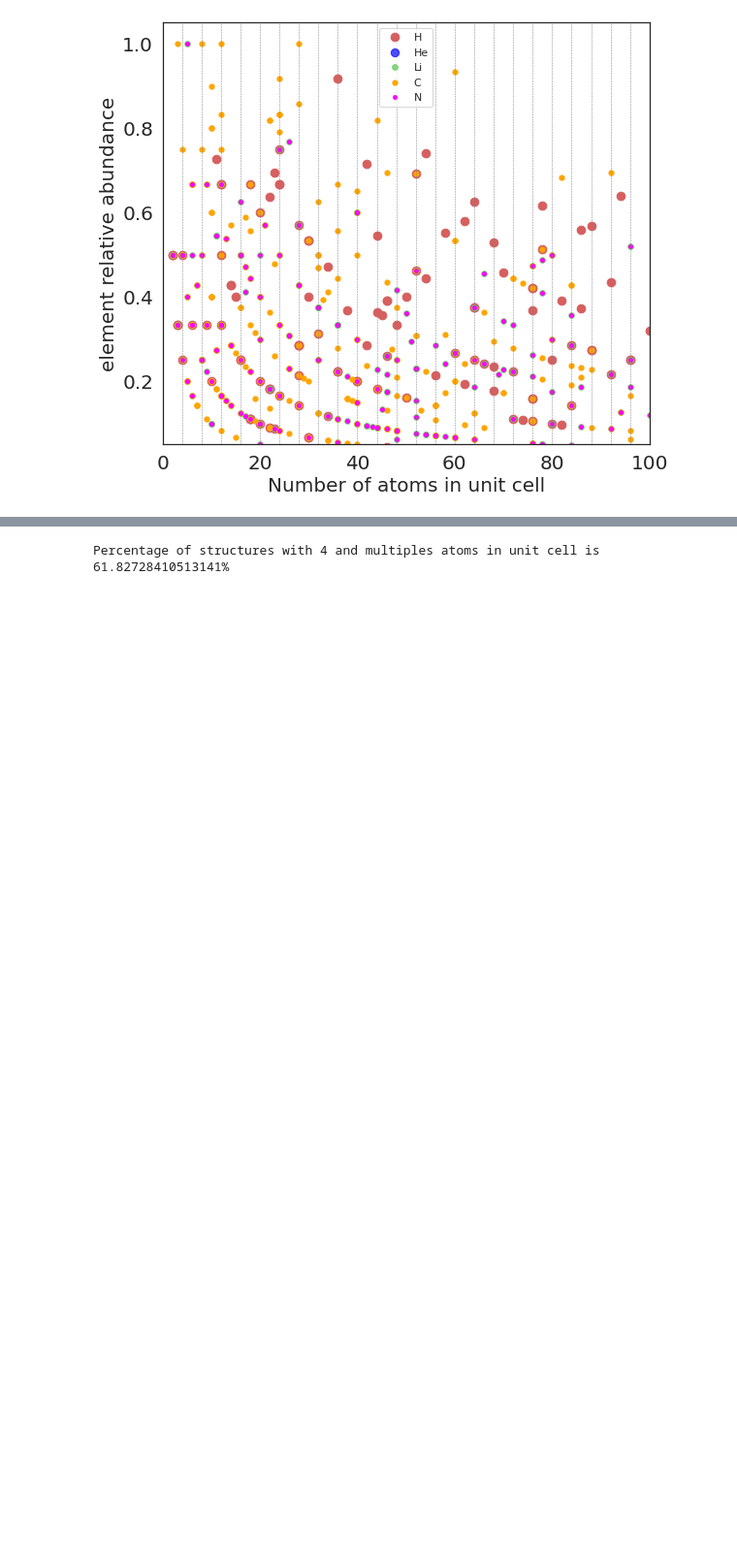
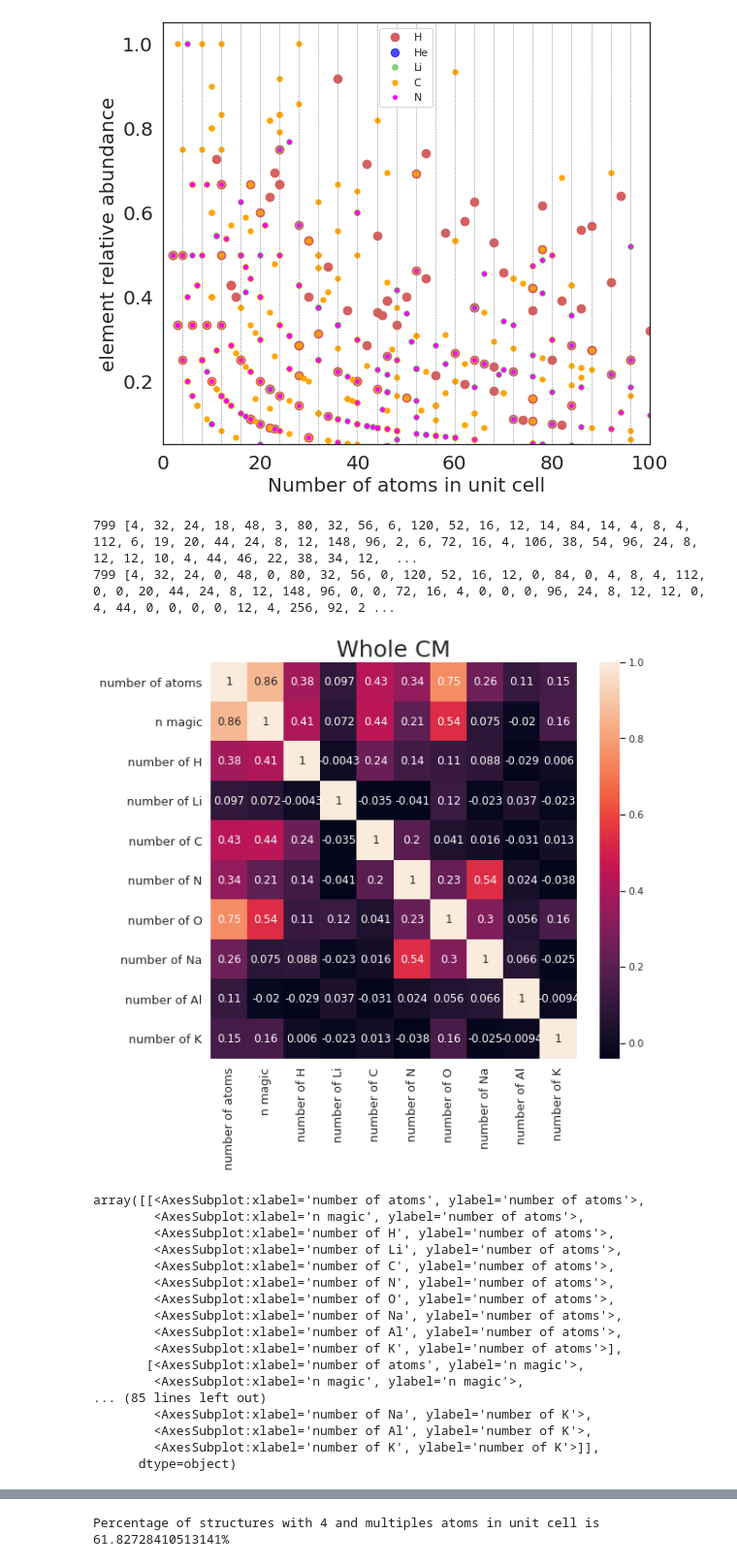
Before and after one commit to epfl-theos/r4-project, a Jupyter notebook: Corr_matrix_elements.ipynb, the cells around one changed output, grey strips where cells are left out. Shown: that part at 97% size. Cells and saved outputs as stored; diff of their text form; code cells hidden in the pictures; blank space fills up the shorter version.

```diff
--- a/Corr_matrix_elements.ipynb
+++ b/Corr_matrix_elements.ipynb
@@ -412,3 +412,59 @@ plt.show()
 plt.close()
 # %% [output]
 [figure]
+# %%
+print(len(n_atoms), n_atoms)
+na_mod=n_atoms.copy()
+for (i, item) in enumerate(n_atoms):
+    if item %4!=0:
+        na_mod[i] = 0
+print (len(na_mod), na_mod)
+# %% [output]
+799 [4, 32, 24, 18, 48, 3, 80, 32, 56, 6, 120, 52, 16, 12, 14, 84, 14, 4, 8, 4, 112, 6, 19, 20, 44, 24, 8, 12, 148, 96, 2, 6, 72, 16, 4, 106, 38, 54, 96, 24, 8, 12, 12, 10, 4, 44, 46, 22, 38, 34, 12,  ...
+799 [4, 32, 24, 0, 48, 0, 80, 32, 56, 0, 120, 52, 16, 12, 0, 84, 0, 4, 8, 4, 112, 0, 0, 20, 44, 24, 8, 12, 148, 96, 0, 0, 72, 16, 4, 0, 0, 0, 96, 24, 8, 12, 12, 0, 4, 44, 0, 0, 0, 0, 12, 4, 256, 92, 2 ...
+# %%
+data= {'number of atoms': n_atoms,
+       'n magic':na_mod,
+        'number of H': H,
+#          'number of He': He,
+        'number of Li': Li,
+        'number of C': C,
+        'number of N': N,
+        'number of O': O,
+        'number of Na': Na,
+         'number of Al': Al,
+         'number of K': K
+      }
+
+df = pd.DataFrame(data,columns=['number of atoms','n magic', 'number of H', 'number of Li', 'number of C','number of N',  'number of O',  'number of Na',  'number of Al',  'number of K'])
+fig, ax = plt.subplots(figsize=(9, 8))
+sns.heatmap(df.corr(), annot=True)
+ax.tick_params(labelsize=13, direction='out')
+plt.yticks(rotation=0)
+plt.xticks(rotation=90)
+plt.title('Whole CM', size=25)
+plt.savefig("CM.png", bbox_inches='tight', dpi=400)
+plt.show()
+
+titles=['number of atoms','n magic', 'number of H', 'number of Li', 'number of C','number of N',  'number of O',  'number of Na',  'number of Al',  'number of K']
+
+scatter_matrix(df[titles], figsize=(15, 15))
+# %% [output]
+[figure, added]
+array([[<AxesSubplot:xlabel='number of atoms', ylabel='number of atoms'>,
+        <AxesSubplot:xlabel='n magic', ylabel='number of atoms'>,
+        <AxesSubplot:xlabel='number of H', ylabel='number of atoms'>,
+        <AxesSubplot:xlabel='number of Li', ylabel='number of atoms'>,
+        <AxesSubplot:xlabel='number of C', ylabel='number of atoms'>,
+        <AxesSubplot:xlabel='number of N', ylabel='number of atoms'>,
+        <AxesSubplot:xlabel='number of O', ylabel='number of atoms'>,
+        <AxesSubplot:xlabel='number of Na', ylabel='number of atoms'>,
+        <AxesSubplot:xlabel='number of Al', ylabel='number of atoms'>,
+        <AxesSubplot:xlabel='number of K', ylabel='number of atoms'>],
+       [<AxesSubplot:xlabel='number of atoms', ylabel='n magic'>,
+        <AxesSubplot:xlabel='n magic', ylabel='n magic'>,
+... (85 lines left out)
+        <AxesSubplot:xlabel='number of Na', ylabel='number of K'>,
+        <AxesSubplot:xlabel='number of Al', ylabel='number of K'>,
+        <AxesSubplot:xlabel='number of K', ylabel='number of K'>]],
+      dtype=object)
```
Also changed, not shown: parts of 1 cell of this notebook.
